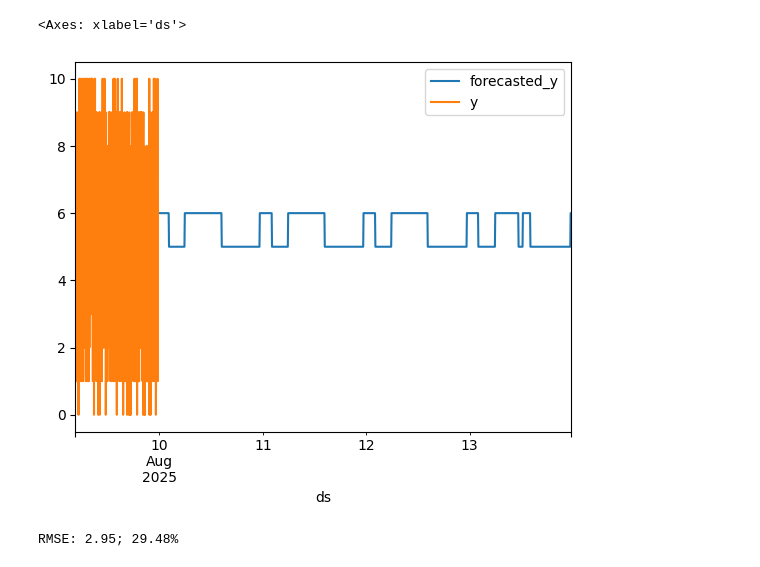
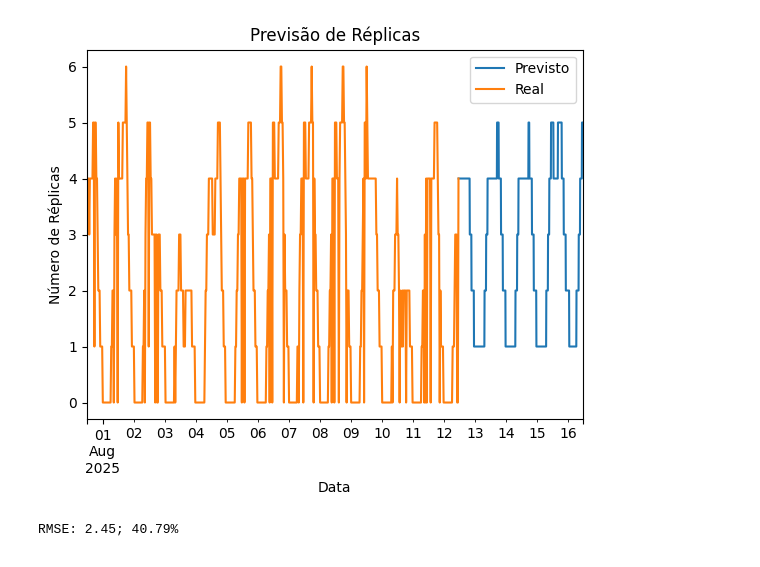
Before and after one commit to leonardogoandete/prophet-deployment, a Jupyter notebook: scale_Prophet.ipynb, the cells around one changed output. Drawn from its saved outputs; the diff is of its cells as text; code cells hidden in the pictures.

```diff
--- a/scale_Prophet.ipynb
+++ b/scale_Prophet.ipynb
@@ -7,19 +7,19 @@ import pandas as pd
 import matplotlib.pyplot as plt
 # %%
 #Carregando dados do CSV
-df = pd.read_csv("teste.csv", parse_dates=['timestamp'])
+df = pd.read_csv("teste3.csv", parse_dates=['timestamp'])
 # %%
 # Renomear colunas para corresponder aos requisitos do Prophet
 df = df.rename(columns={"value": "y", "timestamp": "ds"})
 # %%
 # Configurando parametros
 resolution = 5 #minutos
-no_of_days  = 3 # dias para análise
+no_of_days  = 30 # dias para análise
 no_of_samples_per_day = int(24*60/resolution) # número de amostras por dia
 no_of_samples = no_of_samples_per_day * no_of_days # número total de amostras
 
 # Amplitute parameters
-throughput_per_replica = 10 # capacidade por réplica
+throughput_per_replica = 113 # capacidade por réplica
 # %%
 # Escalar o valor para obter réplicas
 df["y"] = (df["y"] / throughput_per_replica).apply(np.round)
@@ -56,10 +55,17 @@ model.plot_components(forecast) # plotar os componentes da previsão
 # %%
 # Plotar os dados reais e previstos
 ax = forecast.tail(no_of_samples_per_day*10).head(no_of_samples_per_day*4).plot(kind='line', x='ds', y='forecasted_y') # plotar os valores previstos
 df_train.tail(no_of_samples_per_day*2).plot(x='ds', y='y', ax=ax) # plotar os dados reais
+#renomear ds
+ax.set_xlabel('Data') # renomear o eixo x
+# renomear legenda
+ax.legend(['Previsto', 'Real'])
+# renomear o eixo y
+ax.set_ylabel('Número de Réplicas') # renomear o eixo y
+plt.title('Previsão de Réplicas') # título do gráfico
+plt.show() # mostrar o gráfico
 # %% [output]
-<Axes: xlabel='ds'>
-[figure, old version]
+[figure, new version]
 # %%
 # Calcular o erro quadrático médio da raiz
 from sklearn.metrics import mean_squared_error
@@ -77,7 +83,7 @@ rmse = np.sqrt(mean_squared_error(actual, predicted))
 # Imprimir o rmse
 print(f"RMSE: {rmse:.2f}; {rmse * 100 / df_test['y'].max():.2f}%")
 # %% [output]
-RMSE: 2.95; 29.48%
+RMSE: 2.45; 40.79%
 # %%
 # Salvar a previsão em um arquivo csv
 forecast = forecast.rename(columns={"forecasted_y": "value", "ds": "timestamp"})
```
Also changed, not shown: parts of 4 cells of this notebook.
